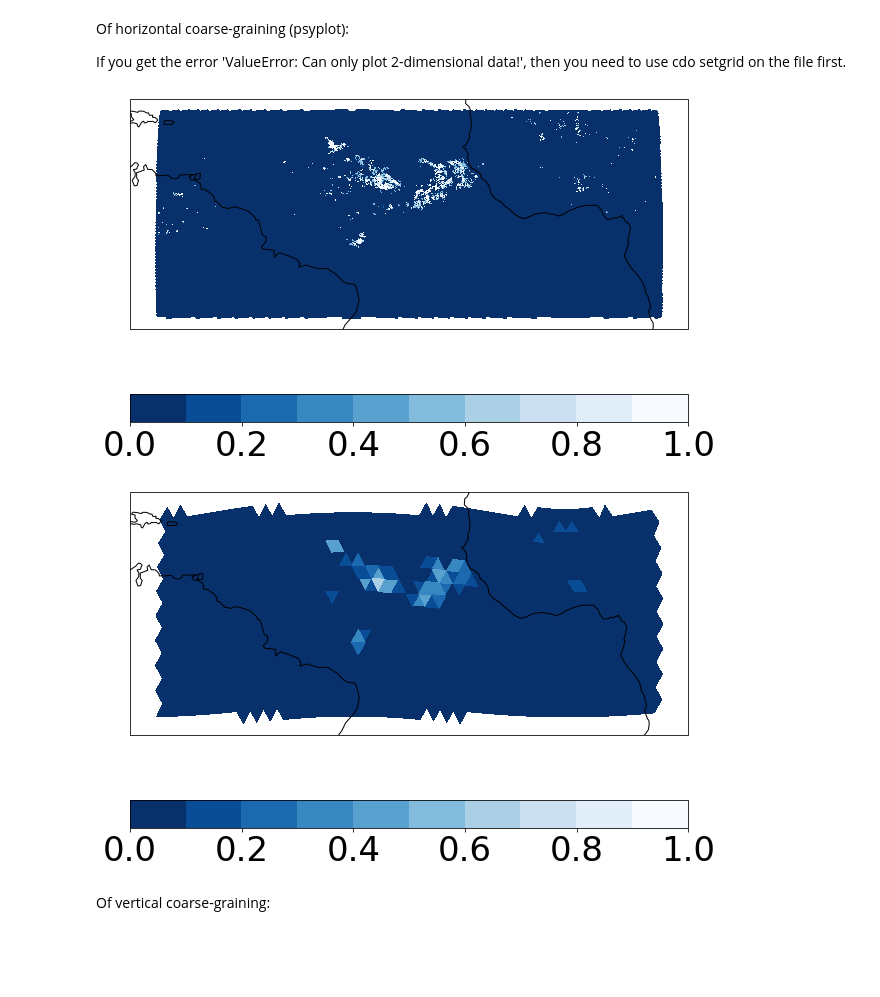
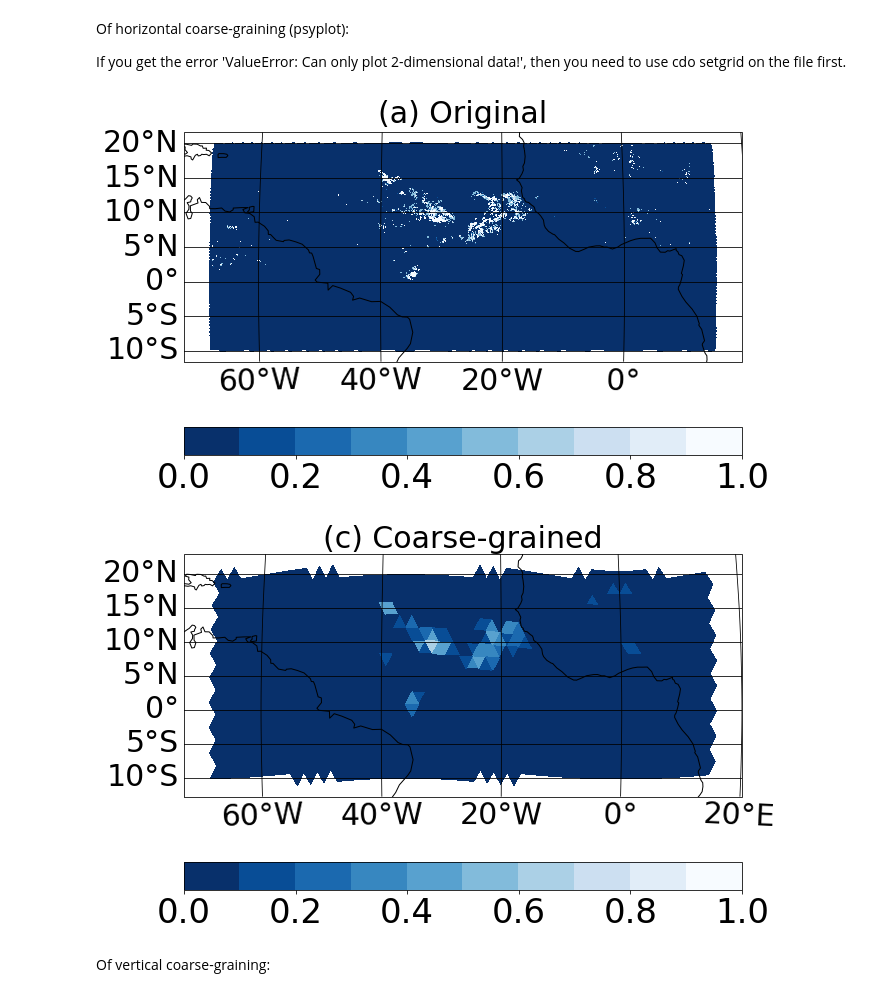
Before and after one commit to EyringMLClimateGroup/grundner22james_icon-ml_cloudcover, a Jupyter notebook: additional_content/analyzing_the_data/analyzing_narval.ipynb, the cells around one changed output. Drawn from its saved outputs; the diff is of its cells as text; code cells hidden in the pictures; blank space fills up the shorter version.

```diff
--- a/additional_content/analyzing_the_data/analyzing_narval.ipynb
+++ b/additional_content/analyzing_the_data/analyzing_narval.ipynb
@@ -21,7 +21,7 @@ psy.rcParams['plotter.maps.xgrid'] = False
 psy.rcParams['plotter.maps.ygrid'] = False
 mpl.rcParams['figure.figsize'] = [10., 8.]
 # %%
-path = '/pf/b/b309170/my_work/NARVAL/'
+path = '/home/b/b309170/my_work/NARVAL/'
 file_cg = 'for_paraview/clc_R02B04_NARVALII_2016072800_cloud_DOM01_0017_boxed_scaled.nc'
 file_orig = 'for_paraview/dei4_NARVALII_2016072800_cloud_DOM01_ML_0017_clc_scaled.nc'
 # %% [markdown]
@@ -30,30 +30,35 @@ file_orig = 'for_paraview/dei4_NARVALII_2016072800_cloud_DOM01_ML_0017_clc_scale
 Of horizontal coarse-graining (psyplot): <br>
 
 If you get the error 'ValueError: Can only plot 2-dimensional data!', then you need to use cdo setgrid on the file first.
+# %%
+plt.rcParams['axes.titlesize'] = 30
 # %%
 # # Note that the cloud cover scheme used was a 0-1 cloud cover scheme.
 # maps = psy.plot.mapplot(os.path.join(path, file_orig), dims = {'name': 'ccl', 'height': 40},
 #                         projection='robin', cmap='Blues_r', title='Cloud cover on 20041105 at 15:00 (on layer 40)')
 # plt.savefig('original_cloud_cover_snapshot.pdf')
 
 # Note that the cloud cover scheme used was a 0-1 cloud cover scheme.
-maps = psy.plot.mapplot(os.path.join(path, file_orig), dims = {'name': 'clc', 'height': 40}, cticksize=34,
-                        projection='robin', cmap='Blues_r')
-# maps.update(lonlatbox=[-180, 180, -90, 90])
+maps = psy.plot.mapplot(os.path.join(path, file_orig), dims = {'name': 'clc', 'height': 40}, cticksize=34, grid_labelsize=30,
+                        projection='robin', cmap='Blues_r', xgrid=True, ygrid=True)
+plt.title('(a) Original')
 plt.savefig('original_cloud_cover_snapshot_untitled_narval.pdf')
 # %% [output]
-[figure, old version]
+[figure, new version]
 # %%
 # I had to cdo sellonlatbox first. Zooming in via lonlatbox in maps update did not work!
 
-maps = psy.plot.mapplot(os.path.join(path, file_cg), dims = {'name': 'clc', 'height': 40}, cticksize=34,
-                        projection='robin', cmap='Blues_r', bounds=[0, 0.1, 0.2, 0.3, 0.4, 0.5, 0.6, 0.7, 0.8, 0.9, 1])
+maps = psy.plot.mapplot(os.path.join(path, file_cg), dims = {'name': 'clc', 'height': 40}, cticksize=34, grid_labelsize=30,
+                        projection='robin', cmap='Blues_r', bounds=[0, 0.1, 0.2, 0.3, 0.4, 0.5, 0.6, 0.7, 0.8, 0.9, 1],
+                        xgrid=True, ygrid=True)
 # maps.update(lonlatbox=[-68, 15, -10, 20]) #[lon.min(), lon.max(), lat.min(), lat.max()]
 # maps.update(lonlatbox=[-180, 180, -90, 90])
-# plt.savefig('horizontally_coarse_grained_cloud_cover_untitled_narval.pdf')
+plt.title('(c) Coarse-grained')
+plt.savefig('horizontally_coarse_grained_cloud_cover_untitled_narval.pdf')
+
 # plt.savefig('test_2.pdf', bbox_inches=Bbox([[4, 4], [6, 6]]))
 # %% [output]
-[figure, old version]
+[figure, new version]
 # %% [markdown]
 Of vertical coarse-graining:
 # %%
```
Also changed, not shown: 20 other files.
